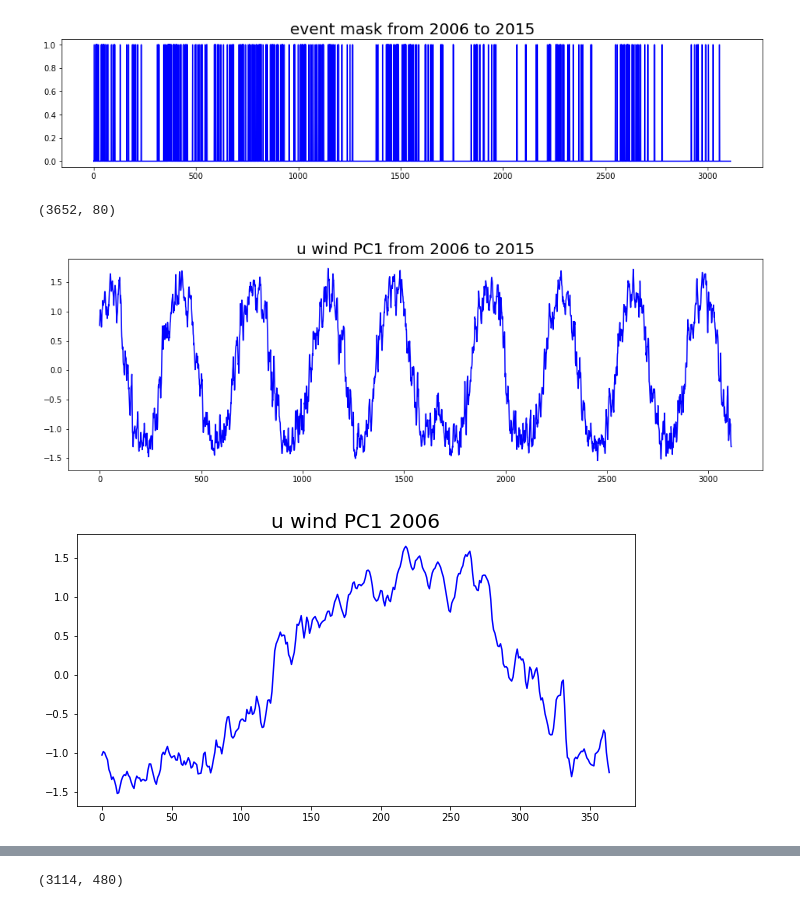
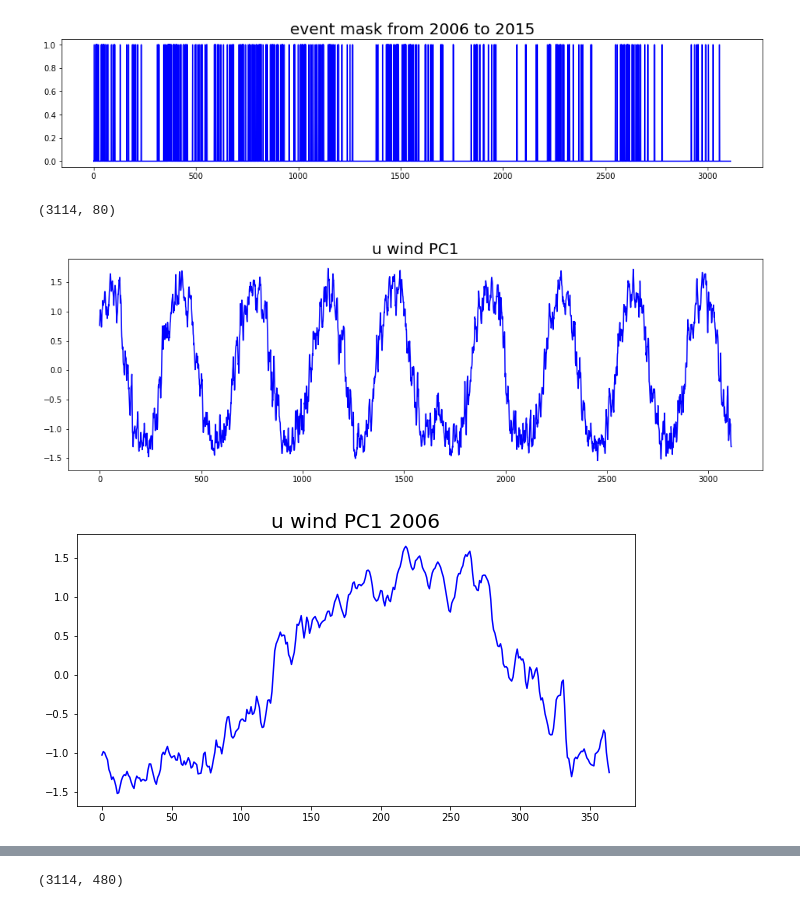
Before and after one commit to jerryjerry9/cloudsat_ml_predict_event, a Jupyter notebook: glm_pre_result_nor.ipynb, the cells around one changed output, grey strips where cells are left out. Drawn from its saved outputs; the diff is of its cells as text; code cells hidden in the pictures.

```diff
--- a/glm_pre_result_nor.ipynb
+++ b/glm_pre_result_nor.ipynb
@@ -215,18 +215,18 @@ sel_t0615=t0615[allevent[:,0]>0]
 sel_q0615=q0615[allevent[:,0]>0]
 sel_z0615=z0615[allevent[:,0]>0]
 # %%
-print(u0615.shape)
+print(sel_nor_u0615.shape)
 fig = plt.figure(figsize=(16,5))
 plt.plot(sel_nor_u0615[:,0], 'b-')
-plt.title('u wind PC1 from 2006 to 2015',fontsize=20)
+plt.title('u wind PC1',fontsize=20)
 plt.show()
 fig = plt.figure(figsize=(10,5))
 plt.plot(nor_u0615[:365,0], 'b-')
 plt.title('u wind PC1 2006',fontsize=20)
 plt.show()
 # %% [output]
-(3652, 80)
+(3114, 80)
-[figure, old version]
+[figure, new version]
 [figure]
 # %%
 fig = plt.figure(figsize=(16,5))
```
Also changed, not shown: parts of 1 cell of this notebook.
